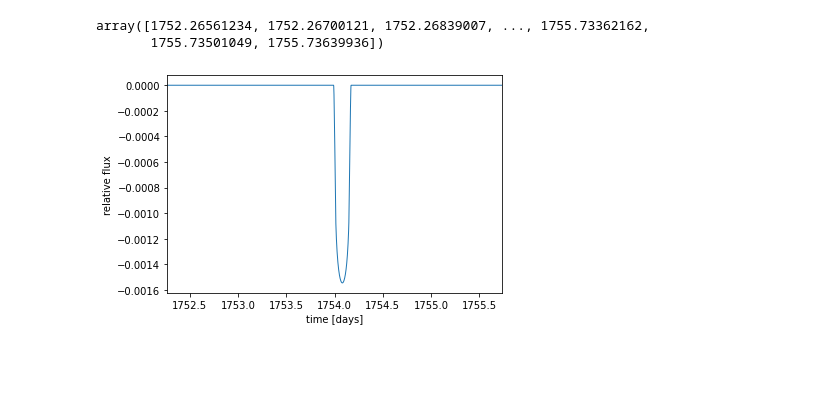
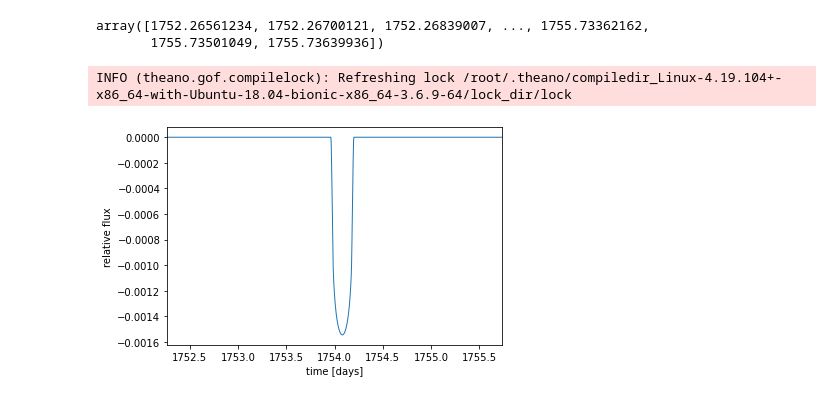
Before and after one commit to hughesymendes/TIC-27491137, a Jupyter notebook: dip3_sample.ipynb, the cells around one changed output. Cells and saved outputs as stored; diff of their text form; code cells hidden in the pictures; blank space fills up the shorter version.

```diff
--- a/dip3_sample.ipynb
+++ b/dip3_sample.ipynb
@@ -132,31 +132,32 @@ array([1752.26561234, 1752.26700121, 1752.26839007, ..., 1755.73362162,
 # %%
 import numpy as np
 import exoplanet as xo
 
 # The light curve calculation requires an orbit
-orbit = xo.orbits.KeplerianOrbit(period=9.5, t0 =1754.08, r_star = 0.78, m_star = 0.5)
+orbit = xo.orbits.KeplerianOrbit(period= np.random.uniform(1,50,1), t0 =1754.08, r_star = 0.78, m_star = 0.87)
 
 # Compute a limb-darkened light curve using starry
 t = np.linspace(1752.26561234,1755.73639936, 2500)
 #found values from a paper for Kepler and TESS that gives a=0.4984, b= 0.1939 (using quadratic law).
 # 'u' seems to be linear but is only given as one value whereas 'u' here is 2D so I've input values
 # In between the two closest stellar temps. paper-- https://arxiv.org/pdf/0912.2274.pdf
 
 u = [0.500, 0.18]
 light_curve = (
     xo.LimbDarkLightCurve(u)
     .get_light_curve(orbit=orbit, r=0.0275, t=t, texp=0.02)
     .eval()
 )
 # Note: the `eval` is needed because this is using Theano in
 # the background
 
 plt.plot(t, light_curve, color="C0", lw=1)
 plt.ylabel("relative flux")
 plt.xlabel("time [days]")
 _ = plt.xlim(t.min(), t.max())
 # %% [output]
+INFO (theano.gof.compilelock): Refreshing lock /root/.theano/compiledir_Linux-4.19.104+-x86_64-with-Ubuntu-18.04-bionic-x86_64-3.6.9-64/lock_dir/lock
-[figure, old version]
+[figure, new version]
 # %%
 import pymc3 as pm
 
```
Also changed, not shown: parts of 8 cells of this notebook.
